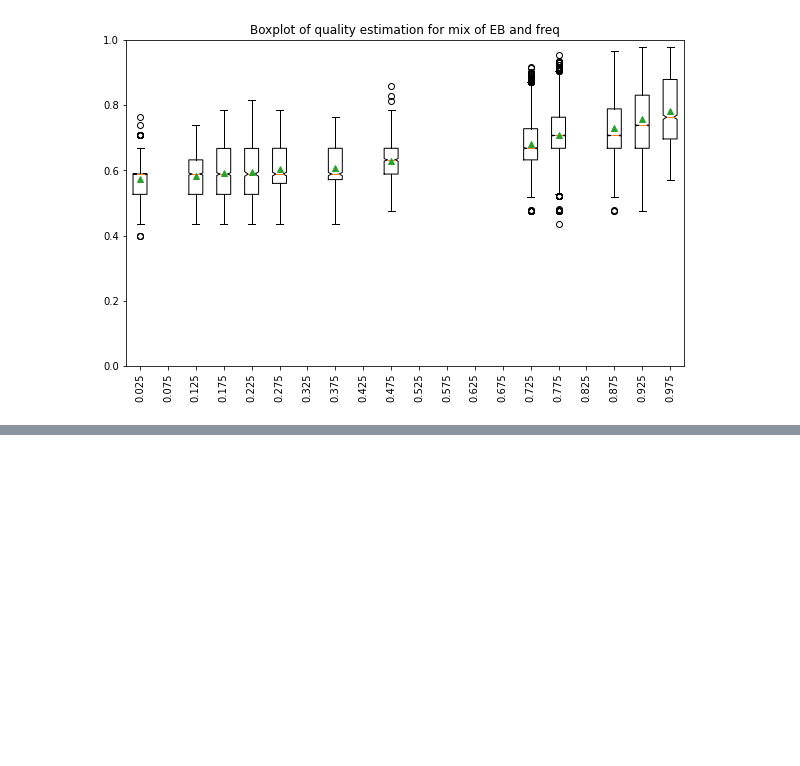
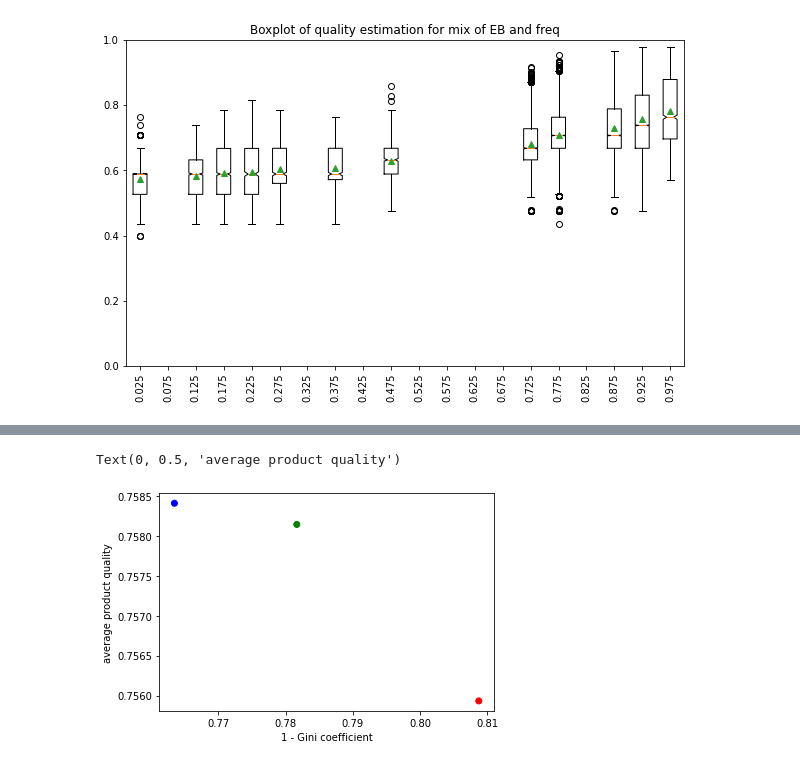
Before and after one commit to LEFTA98/ratings_with_eb, a Jupyter notebook: soal_sims_analysis.ipynb, the cells around one changed output, grey strips where cells are left out. Cells and saved outputs as stored; diff of their text form; code cells hidden in the pictures; blank space fills up the shorter version.

```diff
--- a/soal_sims_analysis.ipynb
+++ b/soal_sims_analysis.ipynb
@@ -406,0 +434,20 @@ for i in range(2):
+# %%
+eb_gini = gini_coeff(np.concatenate(plays_datapoints_eb))
+# %%
+frequentist_efficiency = average_arm_efficiency(data_dict[0.0], video_df)
+# %%
+mixed_efficiency = average_arm_efficiency(data_dict[0.3], video_df)
+# %%
+eb_efficiency = average_arm_efficiency(data_dict[1.0], video_df)
+# %%
+plt.scatter(x=[1-frequentist_gini, 1-mixed_gini, 1-eb_gini],
+            y=[frequentist_efficiency, mixed_efficiency, eb_efficiency],
+            c=['blue', 'green', 'red'])
+plt.xlabel('1 - Gini coefficient')
+plt.ylabel('average product quality')
+# plt.xlim(0,1)
+# plt.ylim(0,1)
+# plt.legend()
+# %% [output]
+Text(0, 0.5, 'average product quality')
+[figure, added]
```
Also changed, not shown: parts of 16 cells of this notebook.
